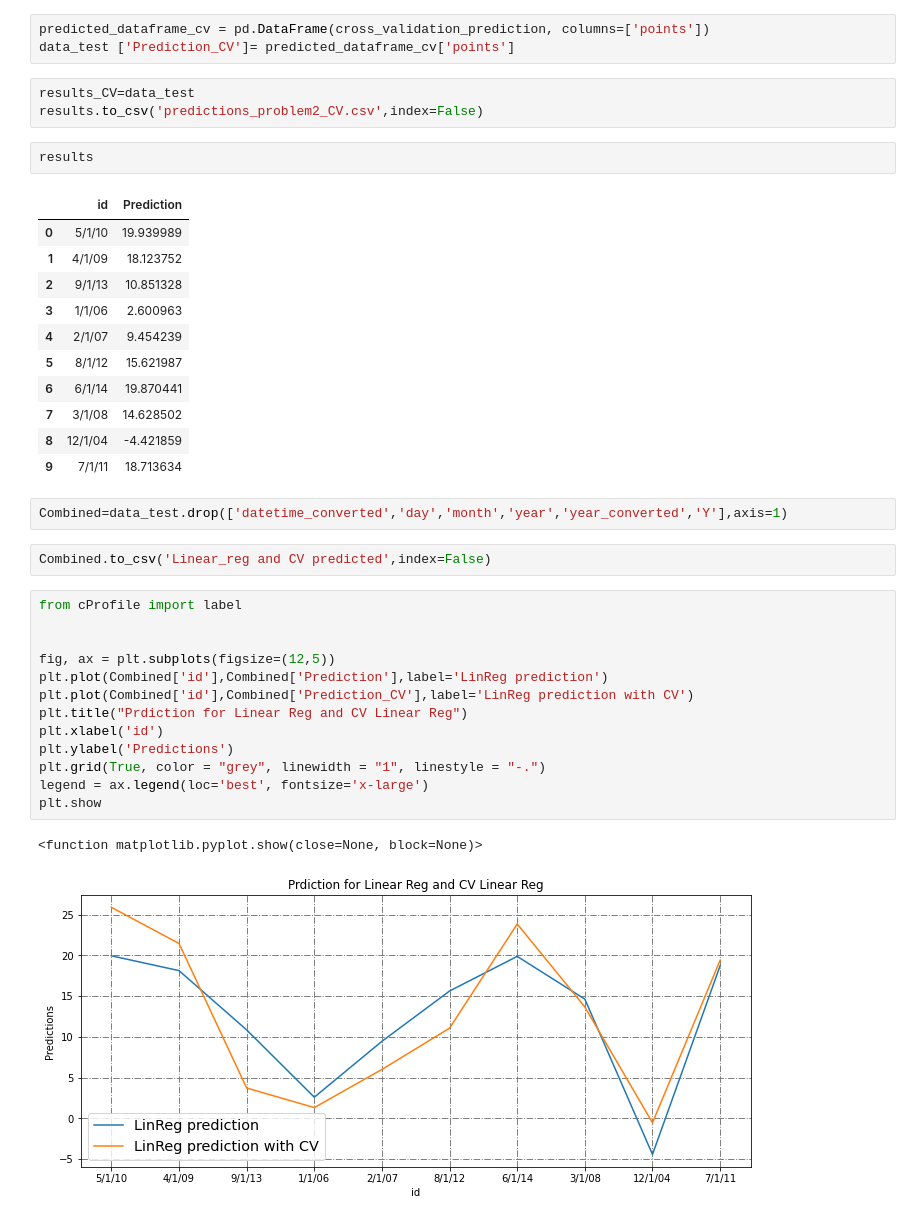
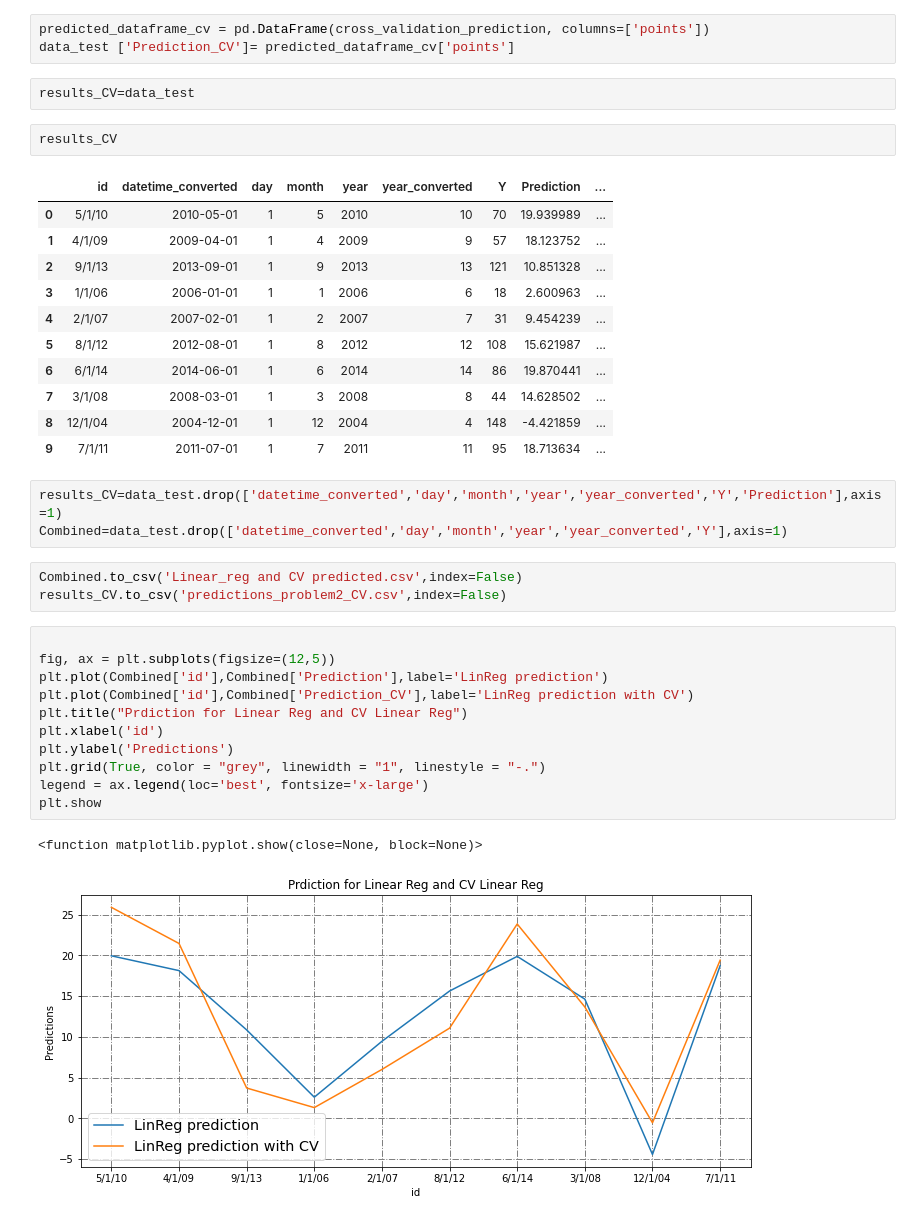
Before and after one commit to KAJURAMBO/Assignment1_linear-polyregression_intro-to-ml_ell784, a Jupyter notebook: 2021AMA2090_part2.ipynb, the cells around one changed output. Drawn from its saved outputs; the diff is of its cells as text.

```diff
--- a/2021AMA2090_part2.ipynb
+++ b/2021AMA2090_part2.ipynb
@@ -298,30 +305,29 @@ array([25.88319145, 21.45370852,  3.72476131,  1.32416401,  6.00325241,
 # %%
 predicted_dataframe_cv = pd.DataFrame(cross_validation_prediction, columns=['points'])
 data_test ['Prediction_CV']= predicted_dataframe_cv['points']
-# %%
-results_CV=data_test
-results.to_csv('predictions_problem2_CV.csv',index=False)
-# %%
-results
-# %% [output]
-|  | id | Prediction |
-| 0 | 5/1/10 | 19.939989 |
-| 1 | 4/1/09 | 18.123752 |
-| 2 | 9/1/13 | 10.851328 |
-| 3 | 1/1/06 | 2.600963 |
-| 4 | 2/1/07 | 9.454239 |
-| 5 | 8/1/12 | 15.621987 |
-| 6 | 6/1/14 | 19.870441 |
-| 7 | 3/1/08 | 14.628502 |
-| 8 | 12/1/04 | -4.421859 |
-| 9 | 7/1/11 | 18.713634 |
+# %%
+results_CV=data_test
+# %%
+results_CV
+# %% [output]
+|  | id | datetime_converted | day | month | year | year_converted | Y | Prediction | ... |
+| 0 | 5/1/10 | 2010-05-01 | 1 | 5 | 2010 | 10 | 70 | 19.939989 | ... |
+| 1 | 4/1/09 | 2009-04-01 | 1 | 4 | 2009 | 9 | 57 | 18.123752 | ... |
+| 2 | 9/1/13 | 2013-09-01 | 1 | 9 | 2013 | 13 | 121 | 10.851328 | ... |
+| 3 | 1/1/06 | 2006-01-01 | 1 | 1 | 2006 | 6 | 18 | 2.600963 | ... |
+| 4 | 2/1/07 | 2007-02-01 | 1 | 2 | 2007 | 7 | 31 | 9.454239 | ... |
+| 5 | 8/1/12 | 2012-08-01 | 1 | 8 | 2012 | 12 | 108 | 15.621987 | ... |
+| 6 | 6/1/14 | 2014-06-01 | 1 | 6 | 2014 | 14 | 86 | 19.870441 | ... |
+| 7 | 3/1/08 | 2008-03-01 | 1 | 3 | 2008 | 8 | 44 | 14.628502 | ... |
+| 8 | 12/1/04 | 2004-12-01 | 1 | 12 | 2004 | 4 | 148 | -4.421859 | ... |
+| 9 | 7/1/11 | 2011-07-01 | 1 | 7 | 2011 | 11 | 95 | 18.713634 | ... |
 # %%
+results_CV=data_test.drop(['datetime_converted','day','month','year','year_converted','Y','Prediction'],axis=1)
 Combined=data_test.drop(['datetime_converted','day','month','year','year_converted','Y'],axis=1)
 # %%
-Combined.to_csv('Linear_reg and CV predicted',index=False)
+Combined.to_csv('Linear_reg and CV predicted.csv',index=False)
+results_CV.to_csv('predictions_problem2_CV.csv',index=False)
 # %%
-from cProfile import label
-
 
 fig, ax = plt.subplots(figsize=(12,5))
 plt.plot(Combined['id'],Combined['Prediction'],label='LinReg prediction')
```
Also changed, not shown: parts of 6 cells of this notebook.
